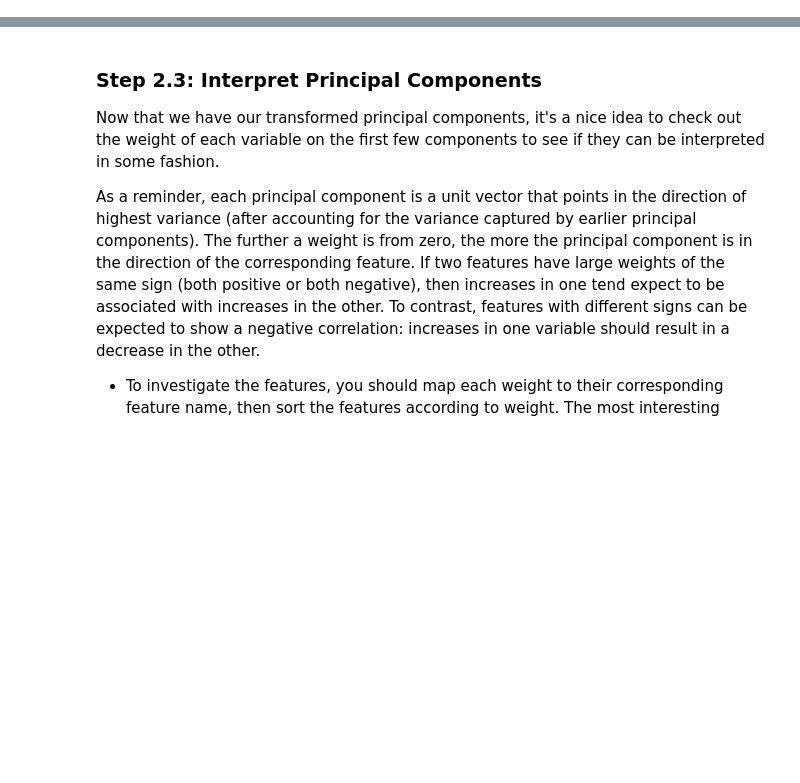
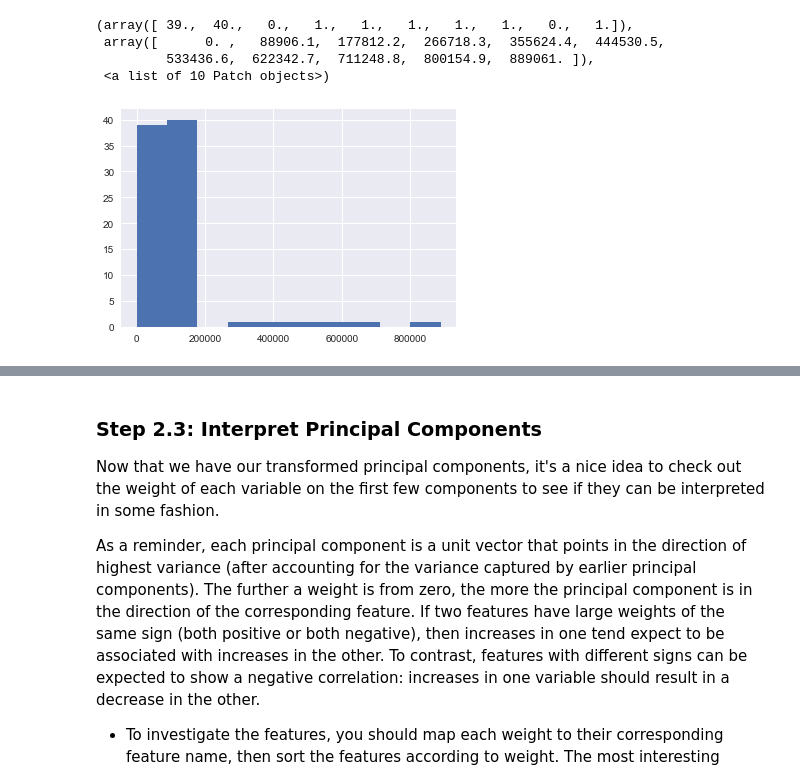
Before and after one commit to JalenYes/Unsupervised-Learning-Identify-Customer-Segments-with-Arvato, a Jupyter notebook: Identify_Customer_Segments.ipynb, the cells around one changed output, grey strips where cells are left out. Cells and saved outputs as stored; diff of their text form; code cells hidden in the pictures; blank space fills up the shorter version.

```diff
--- a/Identify_Customer_Segments.ipynb
+++ b/Identify_Customer_Segments.ipynb
@@ -396,4 +0,0 @@ few_missing.drop('CAMEO_INTL_2015', axis=1, inplace=True)
-# %%
-mixed = ['LP_LEBENSPHASE_FEIN', 'LP_LEBENSPHASE_GROB','WOHNLAGE','KBA05_BAUMAX','PLZ8_BAUMAX']
-for col in mixed:
-    few_missing.drop(col, axis=1, inplace=True)
@@ -562,0 +38,8 @@ few_missing_pca = pca.fit_transform(few_missing)
+# %%
+# Load in the general demographics data.
+azdias = pd.read_csv('Udacity_AZDIAS_Subset.csv',sep=';')
+
+# Load in the feature summary file.
+feat_info =  pd.read_csv('AZDIAS_Feature_Summary.csv',sep=';')
+# %%
+feat_info =  pd.read_csv('AZDIAS_Feature_Summary.csv',sep=';')
@@ -562,0 +98,17 @@ few_missing_pca = pca.fit_transform(few_missing)
+# %%
+# Identify missing or unknown data values and convert them to NaNs.
+for col in range(azdias.shape[1]):
+    col_name=azdias.columns[col]
+    na_list=feat_info.iloc[col,3]
+    na_list=na_list.replace('[', '')
+    na_list=na_list.replace(']', '')
+    na_list=na_list.split(',')
+    if na_list == ['']:
+        continue
+    else:
+        for na_code in na_list:
+            if azdias[col_name].dtype =='object':
+                azdias.loc[azdias[col_name]==na_code,col_name]=np.nan
+            else:
+                na_code=int(na_code)
+                azdias.loc[azdias[col_name]==na_code,col_name]=np.nan
@@ -562,0 +146,11 @@ few_missing_pca = pca.fit_transform(few_missing)
+# %%
+# Investigate patterns in the amount of missing data in each column.
+na_count=pd.DataFrame(azdias.shape[0] - azdias.count())
+na_count.columns=['na_count']
+plt.hist(na_count['na_count'])
+# %% [output]
+(array([ 39.,  40.,   0.,   1.,   1.,   1.,   1.,   1.,   0.,   1.]),
+ array([      0. ,   88906.1,  177812.2,  266718.3,  355624.4,  444530.5,
+         533436.6,  622342.7,  711248.8,  800154.9,  889061. ]),
+ <a list of 10 Patch objects>)
+[figure, added]
```
Also changed, not shown: parts of 155 cells of this notebook, 1 other file.
